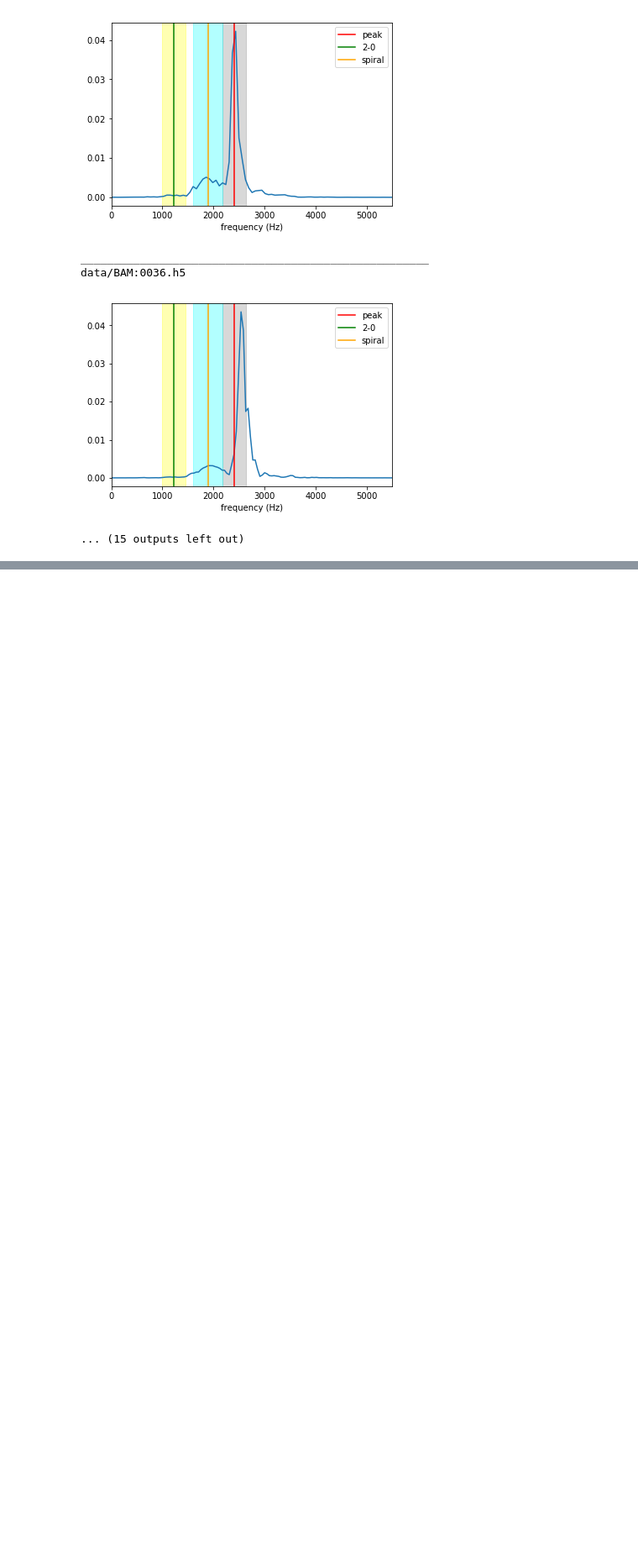
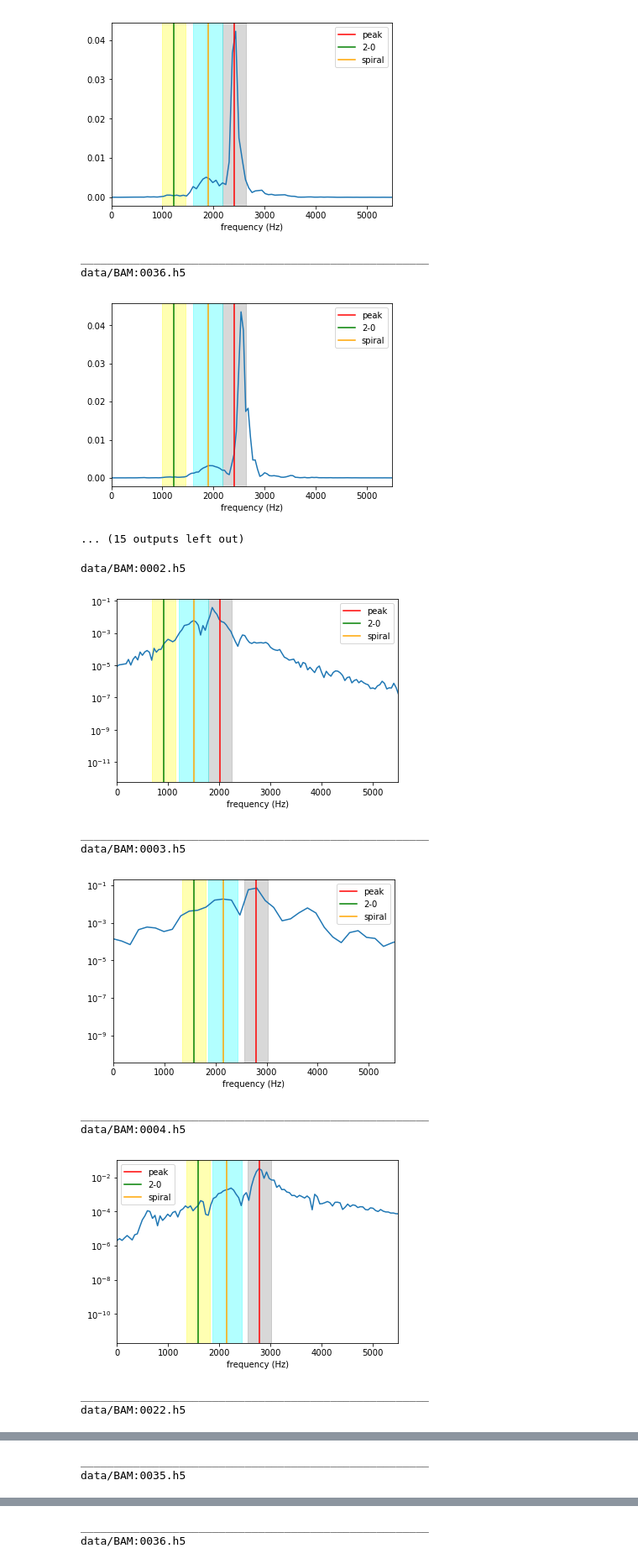
Before and after one commit to johnkou97/postmerger_frequencies, a Jupyter notebook: Plots.ipynb, the cells around one changed output, grey strips where cells are left out. Shown: that part at 84% size. Cells and saved outputs as stored; diff of their text form; code cells hidden in the pictures; blank space fills up the shorter version.

Commit message:
M(R) plots and log scale

```diff
--- a/Plots.ipynb
+++ b/Plots.ipynb
@@ -291,3 +291,36 @@ _____________________________________________________
 data/BAM:0036.h5
 [figure]
 ... (15 outputs left out)
+# %%
+j=0
+for i in index:
+    name = 'data/BAM:0'+BAM[i]+'.h5'
+    print(name)
+    file=h5py.File(name,'r')
+    dat = list(file["/rh_22"])
+    rh = np.array(file["/rh_22/%s" %dat[-1]])
+    freq2,amp2,fig1=analyze(rh,mas2[0])
+    ax=plt.subplot()
+    ax.axvline(x=(f_p[j]*Mc[j])*1000,color='r',label='peak')
+    ax.axvspan((f_p[j]*Mc[j])*1000-229, (f_p[j]*Mc[j])*1000+229, alpha=0.3, color='grey')
+    ax.axvline(x=(f_2[j]*Mc[j])*1000,color='g',label='2-0')
+    ax.axvspan((f_2[j]*Mc[j])*1000-229, (f_2[j]*Mc[j])*1000+229, alpha=0.3, color='yellow')
+    ax.axvline((f_s[j]*Mc[j])*1000,color='orange',label='spiral')
+    ax.axvspan((f_s[j]*Mc[j])*1000-286, (f_s[j]*Mc[j])*1000+286, alpha=0.3, color='cyan')
+    plt.xlabel('frequency (Hz)')
+    plt.legend()
+    plt.yscale('log')
+    plt.show()
+    print('_____________________________________________________')
+    j=j+1
+# %% [output]
+data/BAM:0002.h5
+[figure, added]
+_____________________________________________________
+data/BAM:0003.h5
+[figure, added]
+_____________________________________________________
+data/BAM:0004.h5
+[figure, added]
+_____________________________________________________
+data/BAM:0022.h5
@@ -293,0 +328,2 @@ data/BAM:0036.h5
+_____________________________________________________
+data/BAM:0035.h5
@@ -293,0 +331,2 @@ data/BAM:0036.h5
+_____________________________________________________
+data/BAM:0036.h5
```
Also changed, not shown: parts of 1 cell of this notebook, 1 other file.
